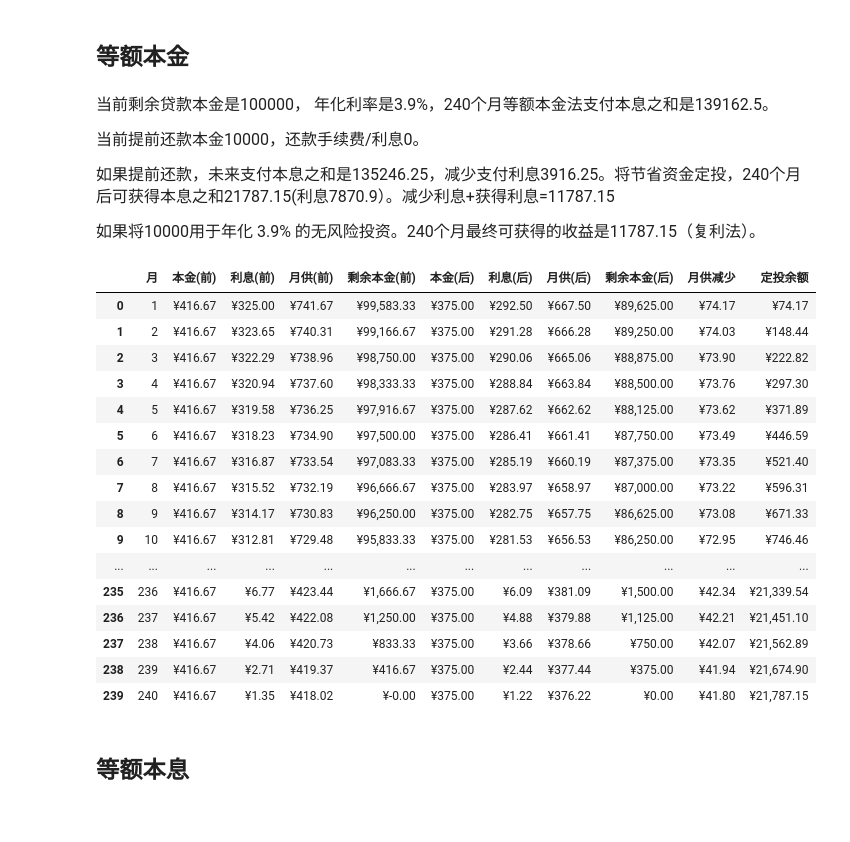
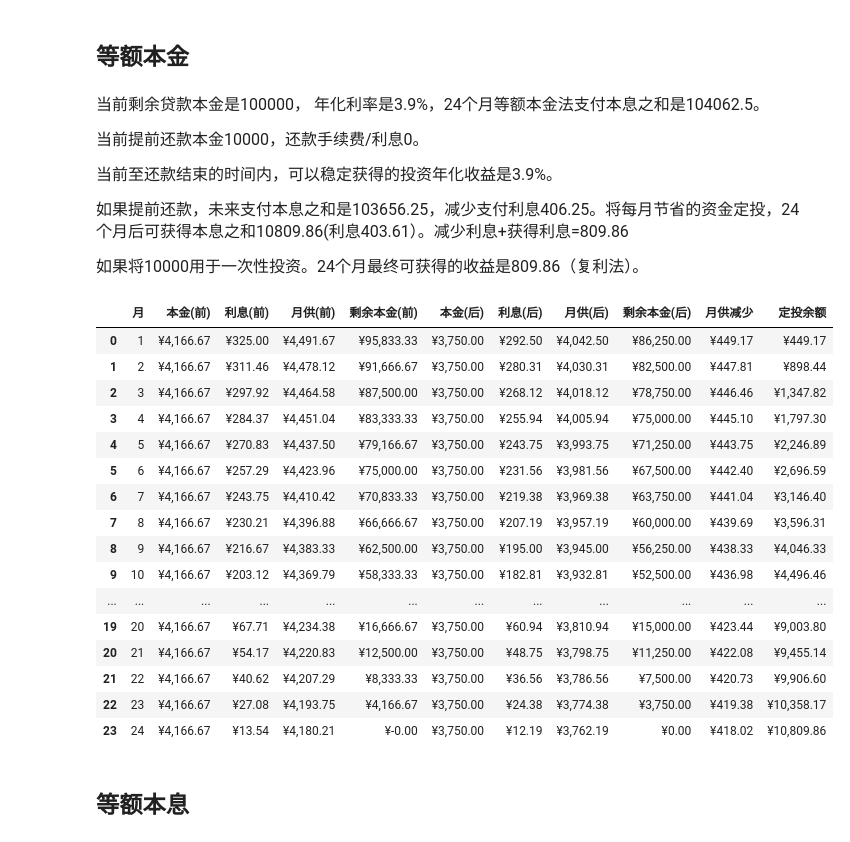
Before and after one commit to yszc/investment-tools, a Jupyter notebook: loan.ipynb, the cells around one changed output. Cells and saved outputs as stored; diff of their text form; code cells hidden in the pictures.

```diff
--- a/loan.ipynb
+++ b/loan.ipynb
@@ -36,7 +46,7 @@ principal_before = 100000
 # 年利率
 rate_year = 3.9/100
 # 贷款剩余期数
-term = 240
+term = 24
 
 # 提前还款的本金
 return_amount = 10000
@@ -102,9 +112,9 @@ display(
     Markdown(
         ('<p style="font-size: 16px">当前剩余贷款本金是{}， 年化利率是{}%，{}个月等额本金法支付本息之和是{}。</p>'
         +'<p style="font-size: 16px">当前提前还款本金{}，还款手续费/利息{}。</p>'
-        # +'<p style="font-size: 16px">如果提前还款支付本息之和是{}。共计减少支付{}。</p>'
-        +'<p style="font-size: 16px">如果提前还款，未来支付本息之和是{}，减少支付利息{}。将节省资金定投，{}个月后可获得本息之和{}(利息{}）。减少利息+获得利息={}</p>'
-        +'<p style="font-size: 16px">如果将{}用于年化 {}% 的无风险投资。{}个月最终可获得的收益是{}（复利法）。</p> ').format(
+        +'<p style="font-size: 16px">当前至还款结束的时间内，可以稳定获得的投资年化收益是{}%。</p>'
+        +'<p style="font-size: 16px">如果提前还款，未来支付本息之和是{}，减少支付利息{}。将每月节省的资金定投，{}个月后可获得本息之和{}(利息{}）。减少利息+获得利息={}</p>'
+        +'<p style="font-size: 16px">如果将{}用于一次性投资。{}个月最终可获得的收益是{}（复利法）。</p> ').format(
             round(principal_before, 2),
             round(rate_year * 100, 2),
             term,
@@ -112,6 +122,8 @@ display(
 
             round(return_amount, 2),
             round(return_intrest, 2),
+
+            invest_intrest_year * 100,
 
             round(total_payments_after, 2),
             round(total_payments_before - total_payments_after, 2),
@@ -121,53 +133,52 @@ display(
             round(total_payments_before - total_payments_after+(investment_balance - total_reduced),2),
 
             round(return_amount + return_intrest, 2),
-            round(invest_intrest_year * 100, 2),
             term,
             round(
                 (return_amount + return_intrest) * (1 + invest_intrest_month) ** term
                 - (return_amount + return_intrest),
                 2,
             ),
         )
     )
 )
 
 df = pd.DataFrame(payments_data)
 display(
     df.style.format(
         {
             "本金(前)": "¥{:,.2f}",
             "利息(前)": "¥{:,.2f}",
             "月供(前)": "¥{:,.2f}",
             "剩余本金(前)": "¥{:,.2f}",
             "本金(后)": "¥{:,.2f}",
             "利息(后)": "¥{:,.2f}",
             "月供(后)": "¥{:,.2f}",
             "剩余本金(后)": "¥{:,.2f}",
             "月供减少": "¥{:,.2f}",
             "定投余额": "¥{:,.2f}",
         }
     )
 )
 # %% [output]
-<p style="font-size: 16px">当前剩余贷款本金是100000， 年化利率是3.9%，240个月等额本金法支付本息之和是139162.5。</p><p style="font-size: 16px">当前提前还款本金10000，还款手续费/利息0。</p><p style="font-size: 16px">如果提前还款，未来支付本息之和是135246.25，减少支付利息3916.25。将节省资金定投，240个月后可获得本息之和21787.15(利息7870.9）。减少利息+获得利息=11787.15</p><p style="font-size: 16px">如果将10000用于年化 3.9% 的无风险投资。240个月最终可获得的收益是11787.15（复利法）。</p>
+<p style="font-size: 16px">当前剩余贷款本金是100000， 年化利率是3.9%，24个月等额本金法支付本息之和是104062.5。</p><p style="font-size: 16px">当前提前还款本金10000，还款手续费/利息0。</p><p style="font-size: 16px">当前至还款结束的时间内，可以稳定获得的投资年化收益是3.9%。</p><p style="font-size: 16px">如果提前还款，未来支付本息之和是103656.25，减少支付利息406.25。将每月节省的资金定投，24个月后可获得本息之和10809.86(利息403.61）。减少利息+获得利息=809.86</p><p style="font-size: 16px">如果将10000用于一次性投资。24个月最终可获得的收益是809.86（复利法）。</p>
 |  | 月 | 本金(前) | 利息(前) | 月供(前) | 剩余本金(前) | 本金(后) | 利息(后) | 月供(后) | 剩余本金(后) | 月供减少 | 定投余额 |
-| 0 | 1 | ¥416.67 | ¥325.00 | ¥741.67 | ¥99,583.33 | ¥375.00 | ¥292.50 | ¥667.50 | ¥89,625.00 | ¥74.17 | ¥74.17 |
-| 1 | 2 | ¥416.67 | ¥323.65 | ¥740.31 | ¥99,166.67 | ¥375.00 | ¥291.28 | ¥666.28 | ¥89,250.00 | ¥74.03 | ¥148.44 |
-| 2 | 3 | ¥416.67 | ¥322.29 | ¥738.96 | ¥98,750.00 | ¥375.00 | ¥290.06 | ¥665.06 | ¥88,875.00 | ¥73.90 | ¥222.82 |
-| 3 | 4 | ¥416.67 | ¥320.94 | ¥737.60 | ¥98,333.33 | ¥375.00 | ¥288.84 | ¥663.84 | ¥88,500.00 | ¥73.76 | ¥297.30 |
-| 4 | 5 | ¥416.67 | ¥319.58 | ¥736.25 | ¥97,916.67 | ¥375.00 | ¥287.62 | ¥662.62 | ¥88,125.00 | ¥73.62 | ¥371.89 |
-| 5 | 6 | ¥416.67 | ¥318.23 | ¥734.90 | ¥97,500.00 | ¥375.00 | ¥286.41 | ¥661.41 | ¥87,750.00 | ¥73.49 | ¥446.59 |
-| 6 | 7 | ¥416.67 | ¥316.87 | ¥733.54 | ¥97,083.33 | ¥375.00 | ¥285.19 | ¥660.19 | ¥87,375.00 | ¥73.35 | ¥521.40 |
-| 7 | 8 | ¥416.67 | ¥315.52 | ¥732.19 | ¥96,666.67 | ¥375.00 | ¥283.97 | ¥658.97 | ¥87,000.00 | ¥73.22 | ¥596.31 |
-| 8 | 9 | ¥416.67 | ¥314.17 | ¥730.83 | ¥96,250.00 | ¥375.00 | ¥282.75 | ¥657.75 | ¥86,625.00 | ¥73.08 | ¥671.33 |
-| 9 | 10 | ¥416.67 | ¥312.81 | ¥729.48 | ¥95,833.33 | ¥375.00 | ¥281.53 | ¥656.53 | ¥86,250.00 | ¥72.95 | ¥746.46 |
+| 0 | 1 | ¥4,166.67 | ¥325.00 | ¥4,491.67 | ¥95,833.33 | ¥3,750.00 | ¥292.50 | ¥4,042.50 | ¥86,250.00 | ¥449.17 | ¥449.17 |
+| 1 | 2 | ¥4,166.67 | ¥311.46 | ¥4,478.12 | ¥91,666.67 | ¥3,750.00 | ¥280.31 | ¥4,030.31 | ¥82,500.00 | ¥447.81 | ¥898.44 |
+| 2 | 3 | ¥4,166.67 | ¥297.92 | ¥4,464.58 | ¥87,500.00 | ¥3,750.00 | ¥268.12 | ¥4,018.12 | ¥78,750.00 | ¥446.46 | ¥1,347.82 |
+| 3 | 4 | ¥4,166.67 | ¥284.37 | ¥4,451.04 | ¥83,333.33 | ¥3,750.00 | ¥255.94 | ¥4,005.94 | ¥75,000.00 | ¥445.10 | ¥1,797.30 |
+| 4 | 5 | ¥4,166.67 | ¥270.83 | ¥4,437.50 | ¥79,166.67 | ¥3,750.00 | ¥243.75 | ¥3,993.75 | ¥71,250.00 | ¥443.75 | ¥2,246.89 |
+| 5 | 6 | ¥4,166.67 | ¥257.29 | ¥4,423.96 | ¥75,000.00 | ¥3,750.00 | ¥231.56 | ¥3,981.56 | ¥67,500.00 | ¥442.40 | ¥2,696.59 |
+| 6 | 7 | ¥4,166.67 | ¥243.75 | ¥4,410.42 | ¥70,833.33 | ¥3,750.00 | ¥219.38 | ¥3,969.38 | ¥63,750.00 | ¥441.04 | ¥3,146.40 |
+| 7 | 8 | ¥4,166.67 | ¥230.21 | ¥4,396.88 | ¥66,666.67 | ¥3,750.00 | ¥207.19 | ¥3,957.19 | ¥60,000.00 | ¥439.69 | ¥3,596.31 |
+| 8 | 9 | ¥4,166.67 | ¥216.67 | ¥4,383.33 | ¥62,500.00 | ¥3,750.00 | ¥195.00 | ¥3,945.00 | ¥56,250.00 | ¥438.33 | ¥4,046.33 |
+| 9 | 10 | ¥4,166.67 | ¥203.12 | ¥4,369.79 | ¥58,333.33 | ¥3,750.00 | ¥182.81 | ¥3,932.81 | ¥52,500.00 | ¥436.98 | ¥4,496.46 |
 | ... | ... | ... | ... | ... | ... | ... | ... | ... | ... | ... | ... |
-| 235 | 236 | ¥416.67 | ¥6.77 | ¥423.44 | ¥1,666.67 | ¥375.00 | ¥6.09 | ¥381.09 | ¥1,500.00 | ¥42.34 | ¥21,339.54 |
-| 236 | 237 | ¥416.67 | ¥5.42 | ¥422.08 | ¥1,250.00 | ¥375.00 | ¥4.88 | ¥379.88 | ¥1,125.00 | ¥42.21 | ¥21,451.10 |
-| 237 | 238 | ¥416.67 | ¥4.06 | ¥420.73 | ¥833.33 | ¥375.00 | ¥3.66 | ¥378.66 | ¥750.00 | ¥42.07 | ¥21,562.89 |
-| 238 | 239 | ¥416.67 | ¥2.71 | ¥419.37 | ¥416.67 | ¥375.00 | ¥2.44 | ¥377.44 | ¥375.00 | ¥41.94 | ¥21,674.90 |
-| 239 | 240 | ¥416.67 | ¥1.35 | ¥418.02 | ¥-0.00 | ¥375.00 | ¥1.22 | ¥376.22 | ¥0.00 | ¥41.80 | ¥21,787.15 |
+| 19 | 20 | ¥4,166.67 | ¥67.71 | ¥4,234.38 | ¥16,666.67 | ¥3,750.00 | ¥60.94 | ¥3,810.94 | ¥15,000.00 | ¥423.44 | ¥9,003.80 |
+| 20 | 21 | ¥4,166.67 | ¥54.17 | ¥4,220.83 | ¥12,500.00 | ¥3,750.00 | ¥48.75 | ¥3,798.75 | ¥11,250.00 | ¥422.08 | ¥9,455.14 |
+| 21 | 22 | ¥4,166.67 | ¥40.62 | ¥4,207.29 | ¥8,333.33 | ¥3,750.00 | ¥36.56 | ¥3,786.56 | ¥7,500.00 | ¥420.73 | ¥9,906.60 |
+| 22 | 23 | ¥4,166.67 | ¥27.08 | ¥4,193.75 | ¥4,166.67 | ¥3,750.00 | ¥24.38 | ¥3,774.38 | ¥3,750.00 | ¥419.38 | ¥10,358.17 |
+| 23 | 24 | ¥4,166.67 | ¥13.54 | ¥4,180.21 | ¥-0.00 | ¥3,750.00 | ¥12.19 | ¥3,762.19 | ¥0.00 | ¥418.02 | ¥10,809.86 |
 # %% [markdown]
 ## 等额本息
 # %%
```
Also changed, not shown: parts of 2 cells of this notebook.
